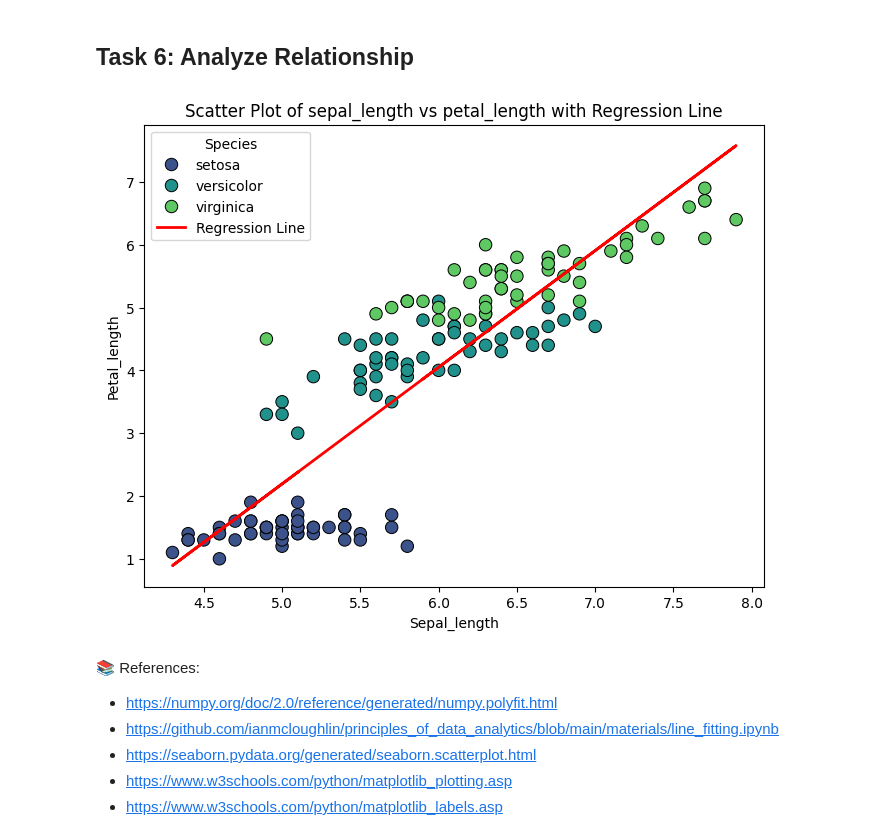
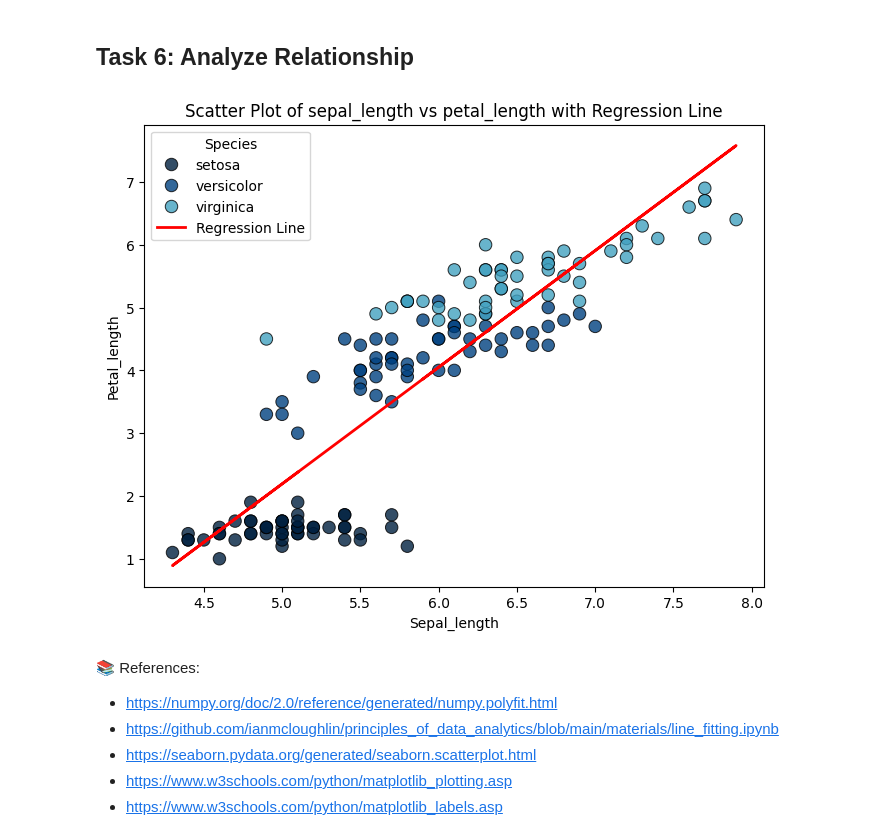
Before and after one commit to tihana-gray/principles_of_data_analytics, a Jupyter notebook: tasks.ipynb, the cells around one changed output. Saved outputs shown, nothing was run; the diff lists cells and outputs as text; code cells hidden in the pictures.

```diff
--- a/tasks.ipynb
+++ b/tasks.ipynb
@@ -200,35 +200,35 @@ import matplotlib.pyplot as plt
 import seaborn as sns
 
 # Choosing two features for scatter plot
 x_feature = "sepal_length"
 y_feature = "petal_length"
 
 # Extracting numerical data
 x = df[x_feature]
 y = df[y_feature]
 
 # Fitting a linear regression line (degree=1 for a straight line)
 slope, intercept = np.polyfit(x, y, 1)
 
 # Creating scatter plot with species color-coded
 plt.figure(figsize=(8, 6))
-sns.scatterplot(x=x, y=y, hue=df["species"], palette="viridis", s=80, edgecolor="black")
+sns.scatterplot(x=x, y=y, hue=df["species"], palette="ocean", s=80, edgecolor="black", alpha=0.8)
 
 # Plotting regression line
 plt.plot(x, slope * x + intercept, color="red", linewidth=2, label="Regression Line")
 
 # Adding labels and title
 plt.xlabel(x_feature.capitalize())
 plt.ylabel(y_feature.capitalize())
 plt.title(f"Scatter Plot of {x_feature} vs {y_feature} with Regression Line")
 
 # Showing legend
 plt.legend(title="Species")
 
 # Displaying the plot
 plt.show()
 # %% [output]
-[figure, old version]
+[figure, new version]
 # %% [markdown]
 📚 References:
 
```
